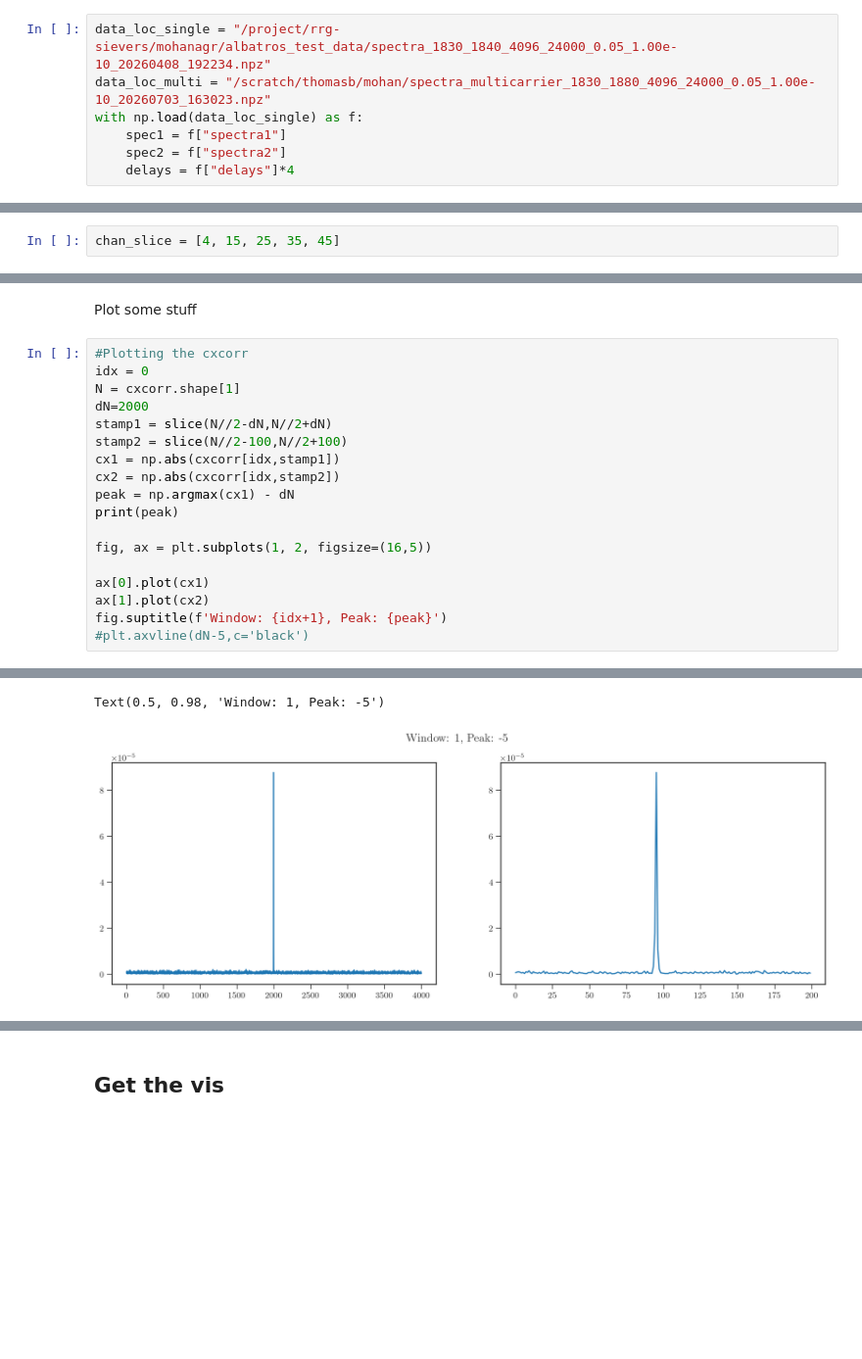
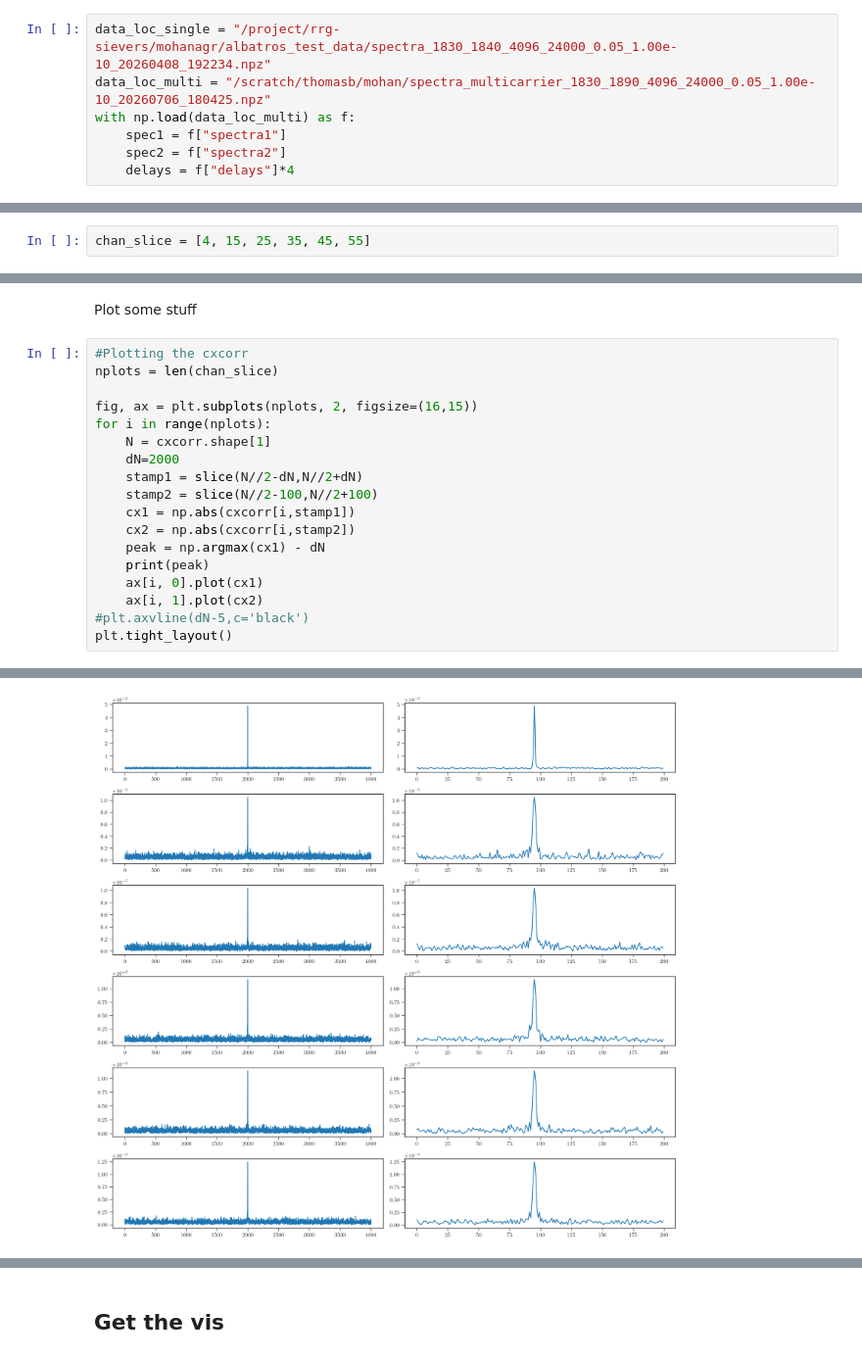
Before and after one commit to ALBATROS-Experiment/albatros_analysis, a Jupyter notebook: scripts/sim_plots.ipynb, the cells around one changed output, grey strips where cells are left out. Shown at 98% size. Drawn from its saved outputs; the diff is of its cells as text; blank space fills up the shorter version.

```diff
--- a/scripts/sim_plots.ipynb
+++ b/scripts/sim_plots.ipynb
@@ -80,8 +80,8 @@ plt.rcParams.update({
 # Baseband Data
 # %%
 data_loc_single = "/project/rrg-sievers/mohanagr/albatros_test_data/spectra_1830_1840_4096_24000_0.05_1.00e-10_20260408_192234.npz"
-data_loc_multi = "/scratch/thomasb/mohan/spectra_multicarrier_1830_1880_4096_24000_0.05_1.00e-10_20260703_163023.npz"
-with np.load(data_loc_single) as f:
+data_loc_multi = "/scratch/thomasb/mohan/spectra_multicarrier_1830_1890_4096_24000_0.05_1.00e-10_20260706_180425.npz"
+with np.load(data_loc_multi) as f:
     spec1 = f["spectra1"]
     spec2 = f["spectra2"]
     delays = f["delays"]*4
@@ -110,7 +110,7 @@ plt.show()
 # %% [markdown]
 ## Get the CXCORR
 # %%
-chan_slice = [4, 15, 25, 35, 45]
+chan_slice = [4, 15, 25, 35, 45, 55]
 # %%
 #take the cxcorr but only for channels that have actual signal in them
 cxcorr = get_coarse_xcorr(spec1,spec2,chan_slice)
@@ -129,21 +130,21 @@ processing chan 45
 Plot some stuff
 # %%
 #Plotting the cxcorr
-idx = 0
-N = cxcorr.shape[1]
-dN=2000
-stamp1 = slice(N//2-dN,N//2+dN)
-stamp2 = slice(N//2-100,N//2+100)
-cx1 = np.abs(cxcorr[idx,stamp1])
-cx2 = np.abs(cxcorr[idx,stamp2])
-peak = np.argmax(cx1) - dN
-print(peak)
+nplots = len(chan_slice)
 
-fig, ax = plt.subplots(1, 2, figsize=(16,5))
-
-ax[0].plot(cx1)
-ax[1].plot(cx2)
-fig.suptitle(f'Window: {idx+1}, Peak: {peak}')
+fig, ax = plt.subplots(nplots, 2, figsize=(16,15))
+for i in range(nplots):
+    N = cxcorr.shape[1]
+    dN=2000
+    stamp1 = slice(N//2-dN,N//2+dN)
+    stamp2 = slice(N//2-100,N//2+100)
+    cx1 = np.abs(cxcorr[i,stamp1])
+    cx2 = np.abs(cxcorr[i,stamp2])
+    peak = np.argmax(cx1) - dN
+    print(peak)
+    ax[i, 0].plot(cx1)
+    ax[i, 1].plot(cx2)
 #plt.axvline(dN-5,c='black')
+plt.tight_layout()
 # %% [output]
 -5
@@ -150,4 +156,3 @@ fig.suptitle(f'Window: {idx+1}, Peak: {peak}')
-Text(0.5, 0.98, 'Window: 1, Peak: -5')
-[figure, old version]
+[figure, new version]
 # %%
 #get the SNR
```
Also changed, not shown: parts of 8 cells of this notebook, 14 other files.
